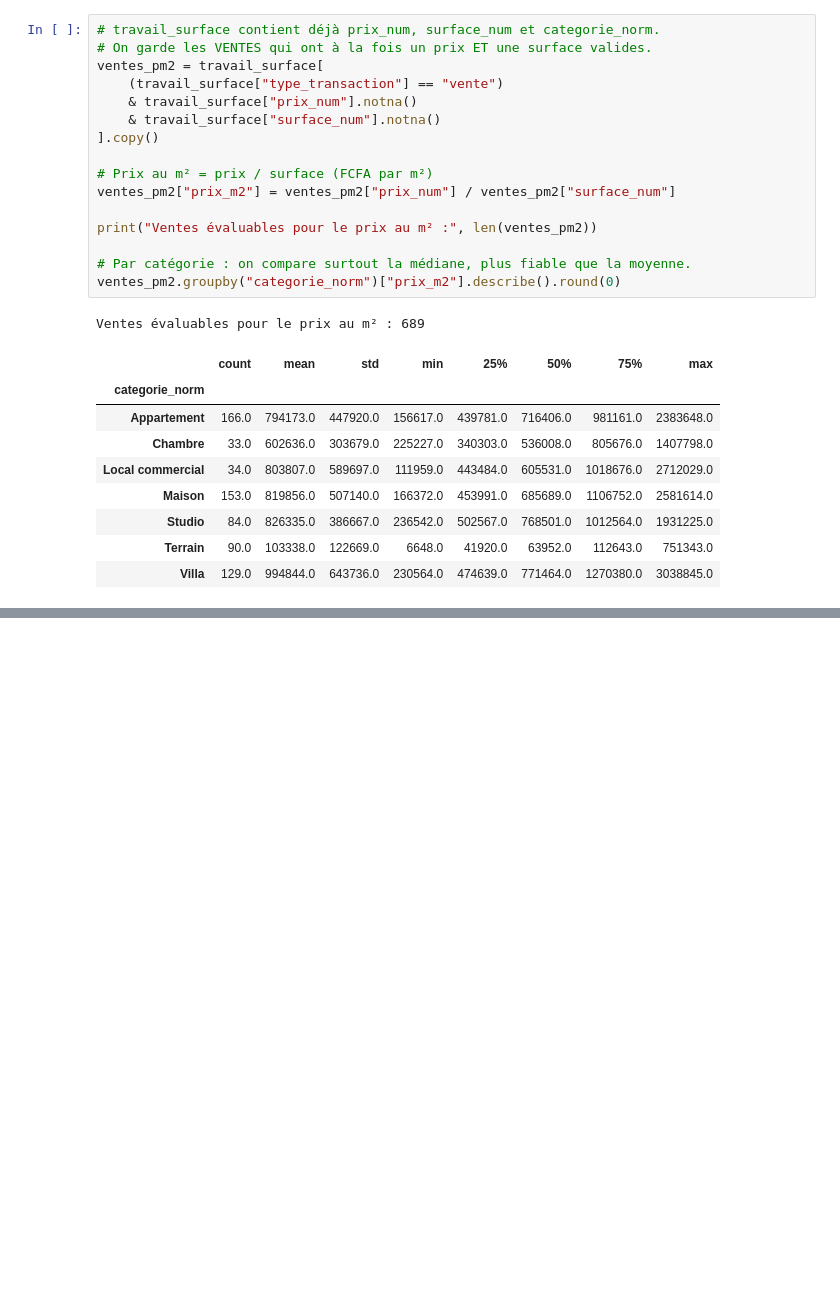
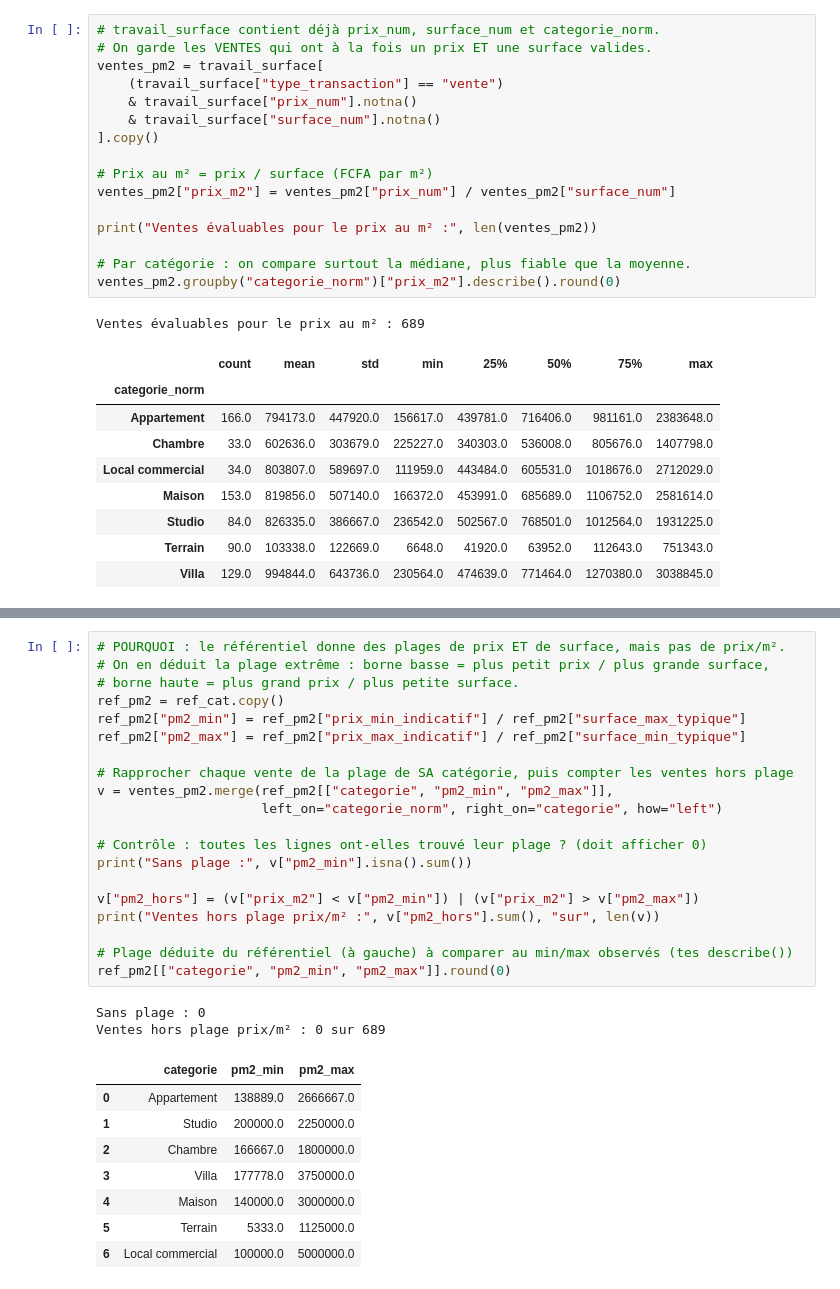
Before and after one commit to moussambkdiaby/immo-analyse, a Jupyter notebook: notebooks/00_profilage.ipynb, the cells around one changed output, grey strips where cells are left out. Saved outputs shown, nothing was run; the diff lists cells and outputs as text; blank space fills up the shorter version.

```diff
--- a/notebooks/00_profilage.ipynb
+++ b/notebooks/00_profilage.ipynb
@@ -891,0 +914,31 @@ Ventes évaluables pour le prix au m² : 689
+# %%
+# POURQUOI : le référentiel donne des plages de prix ET de surface, mais pas de prix/m².
+# On en déduit la plage extrême : borne basse = plus petit prix / plus grande surface,
+# borne haute = plus grand prix / plus petite surface.
+ref_pm2 = ref_cat.copy()
+ref_pm2["pm2_min"] = ref_pm2["prix_min_indicatif"] / ref_pm2["surface_max_typique"]
+ref_pm2["pm2_max"] = ref_pm2["prix_max_indicatif"] / ref_pm2["surface_min_typique"]
+
+# Rapprocher chaque vente de la plage de SA catégorie, puis compter les ventes hors plage
+v = ventes_pm2.merge(ref_pm2[["categorie", "pm2_min", "pm2_max"]],
+                     left_on="categorie_norm", right_on="categorie", how="left")
+
+# Contrôle : toutes les lignes ont-elles trouvé leur plage ? (doit afficher 0)
+print("Sans plage :", v["pm2_min"].isna().sum())
+
+v["pm2_hors"] = (v["prix_m2"] < v["pm2_min"]) | (v["prix_m2"] > v["pm2_max"])
+print("Ventes hors plage prix/m² :", v["pm2_hors"].sum(), "sur", len(v))
+
+# Plage déduite du référentiel (à gauche) à comparer au min/max observés (tes describe())
+ref_pm2[["categorie", "pm2_min", "pm2_max"]].round(0)
+# %% [output]
+Sans plage : 0
+Ventes hors plage prix/m² : 0 sur 689
+|  | categorie | pm2_min | pm2_max |
+| 0 | Appartement | 138889.0 | 2666667.0 |
+| 1 | Studio | 200000.0 | 2250000.0 |
+| 2 | Chambre | 166667.0 | 1800000.0 |
+| 3 | Villa | 177778.0 | 3750000.0 |
+| 4 | Maison | 140000.0 | 3000000.0 |
+| 5 | Terrain | 5333.0 | 1125000.0 |
+| 6 | Local commercial | 100000.0 | 5000000.0 |
```
Also changed, not shown: parts of 3 cells of this notebook.
